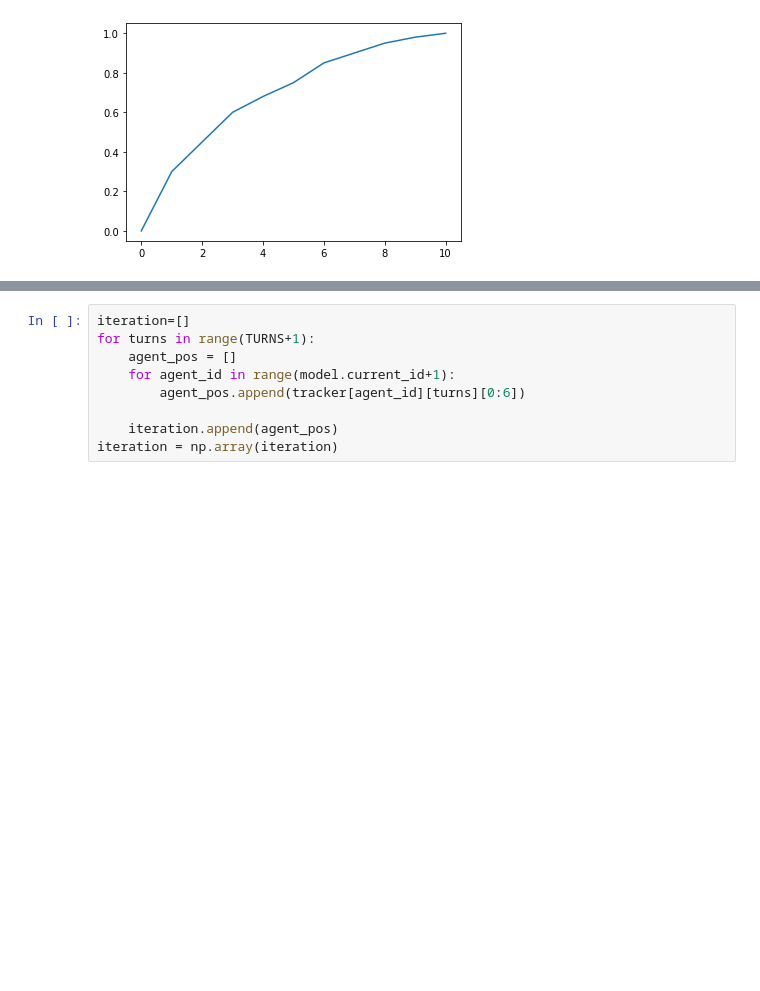
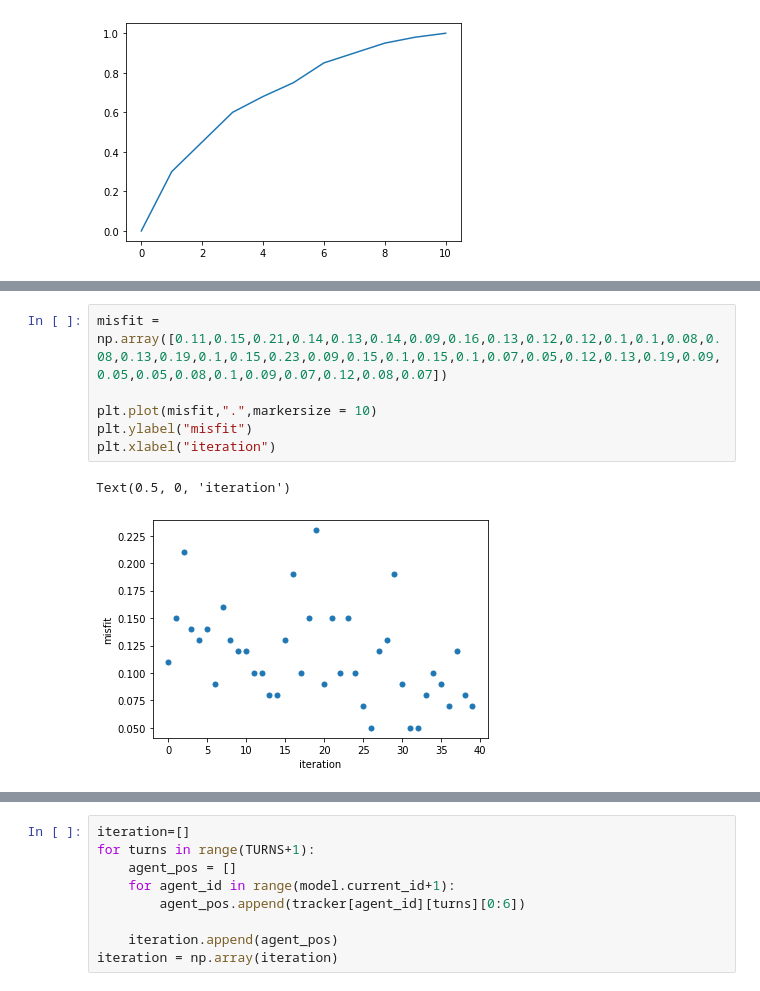
Before and after one commit to BastianSteffens/ABRM_functions, a Jupyter notebook: abm/init_ABRM_2.ipynb, the cells around one changed output, grey strips where cells are left out. Cells and saved outputs as stored; diff of their text form; blank space fills up the shorter version.

```diff
--- a/abm/init_ABRM_2.ipynb
+++ b/abm/init_ABRM_2.ipynb
@@ -137,3 +131,12 @@ plt.xlabel("iteration")
+# %%
+misfit = np.array([0.11,0.15,0.21,0.14,0.13,0.14,0.09,0.16,0.13,0.12,0.12,0.1,0.1,0.08,0.08,0.13,0.19,0.1,0.15,0.23,0.09,0.15,0.1,0.15,0.1,0.07,0.05,0.12,0.13,0.19,0.09,0.05,0.05,0.08,0.1,0.09,0.07,0.12,0.08,0.07])
+
+plt.plot(misfit,".",markersize = 10)
+plt.ylabel("misfit")
+plt.xlabel("iteration")
+# %% [output]
+Text(0.5, 0, 'iteration')
+[figure, added]
 # %%
 plt.plot(n_agents,".",markersize = 10,c = "red")
 plt.ylabel("n_agents")
```
Also changed, not shown: parts of 22 cells of this notebook, 10 other files.
